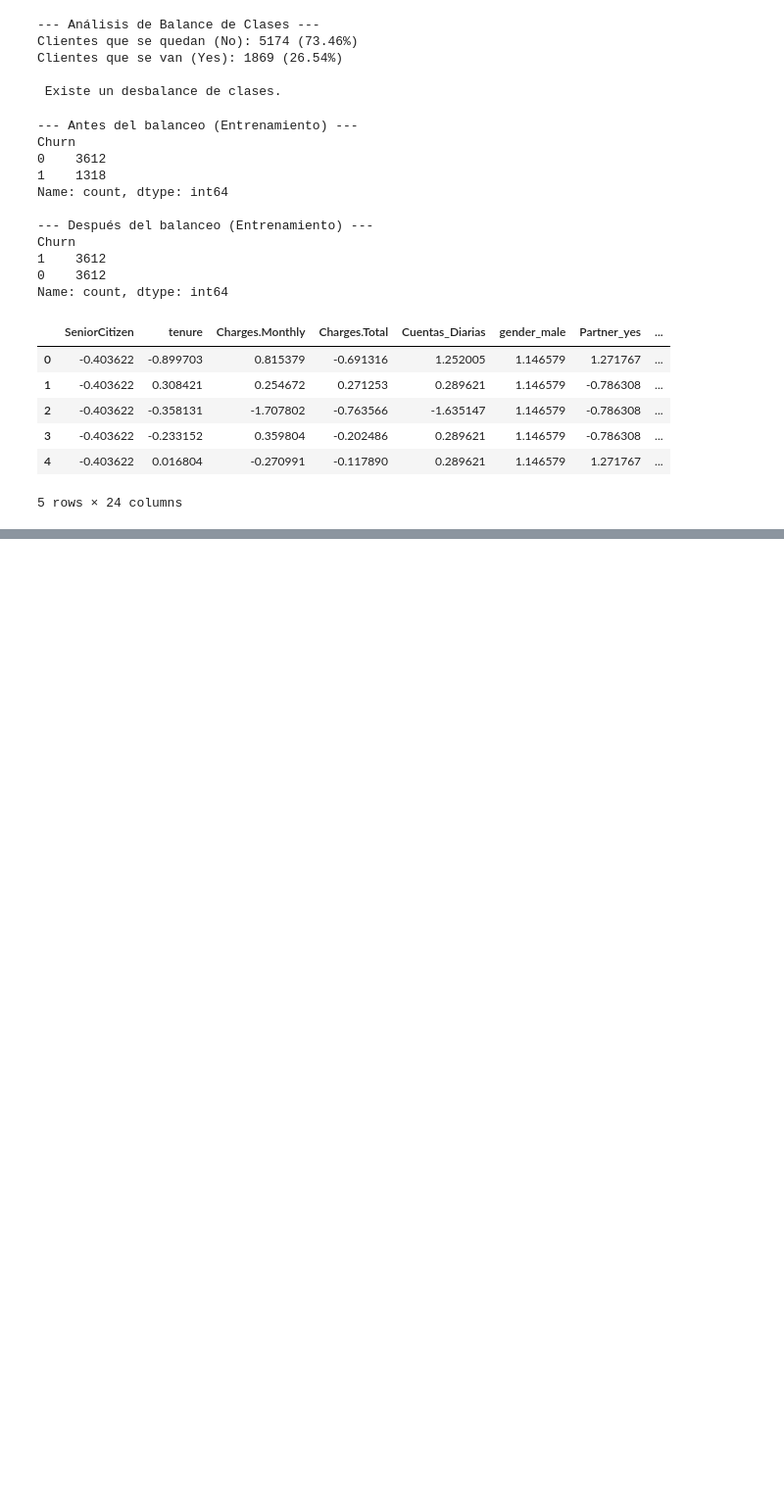
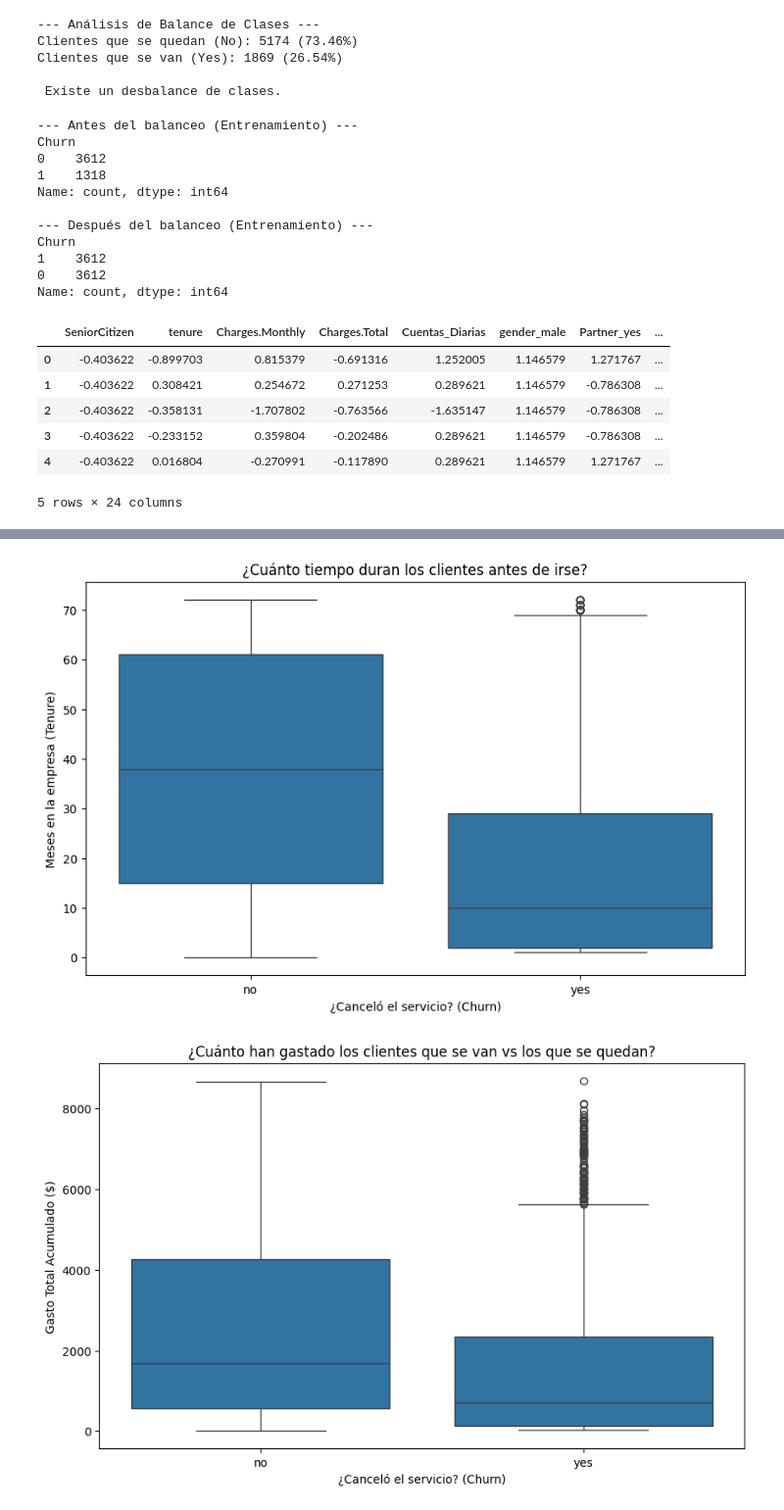
Before and after one commit to fabrizzio2901/Challenge-Telecom-X-an-lisis-de-evasi-n-de-clientes---Parte-2, a Jupyter notebook: Challenge_Telecom_X_análisis_de_evasión_de_clientes_Parte_2.ipynb, the cells around one changed output, grey strips where cells are left out. Shown at 98% size. Saved outputs shown, nothing was run; the diff lists cells and outputs as text; code cells hidden in the pictures; blank space fills up the shorter version.

```diff
--- a/Challenge_Telecom_X_análisis_de_evasión_de_clientes_Parte_2.ipynb
+++ b/Challenge_Telecom_X_análisis_de_evasión_de_clientes_Parte_2.ipynb
@@ -139,0 +164,27 @@ X_train_scaled.head()
+# %%
+# Gráfico de Caja: Tiempo de Contrato (Tenure) vs Churn ---
+plt.figure(figsize=(10, 6))
+sns.boxplot(data=df, x='Churn', y='tenure')
+plt.title('¿Cuánto tiempo duran los clientes antes de irse?')
+plt.xlabel('¿Canceló el servicio? (Churn)')
+plt.ylabel('Meses en la empresa (Tenure)')
+plt.show()
+
+# Gráfico de Caja: Gasto Total vs Churn ---
+plt.figure(figsize=(10, 6))
+sns.boxplot(data=df, x='Churn', y='Charges.Total')
+plt.title('¿Cuánto han gastado los clientes que se van vs los que se quedan?')
+plt.xlabel('¿Canceló el servicio? (Churn)')
+plt.ylabel('Gasto Total Acumulado ($)')
+plt.show()
+
+# Gráfico de Dispersión (Scatter Plot): Antigüedad vs Gasto Total ---
+plt.figure(figsize=(10, 6))
+sns.scatterplot(data=df, x='tenure', y='Charges.Total', hue='Churn', alpha=0.4)
+plt.title('Relación entre Antigüedad, Gasto Total y Cancelación')
+plt.xlabel('Meses en la empresa')
+plt.ylabel('Gasto Total ($)')
+plt.show()
+# %% [output]
+[figure, added]
+[figure, added]
```
Also changed, not shown: parts of 3 cells of this notebook.
